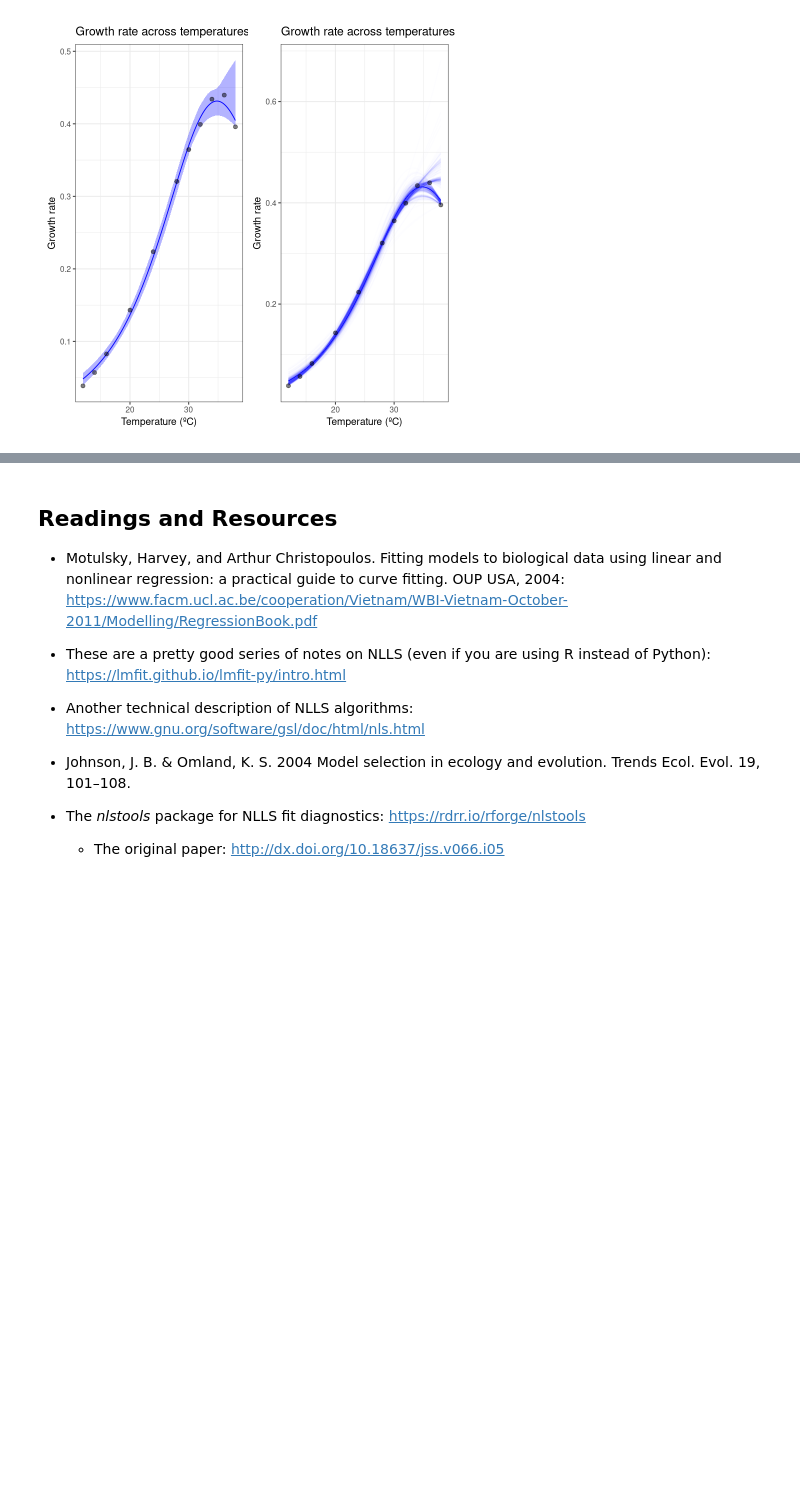
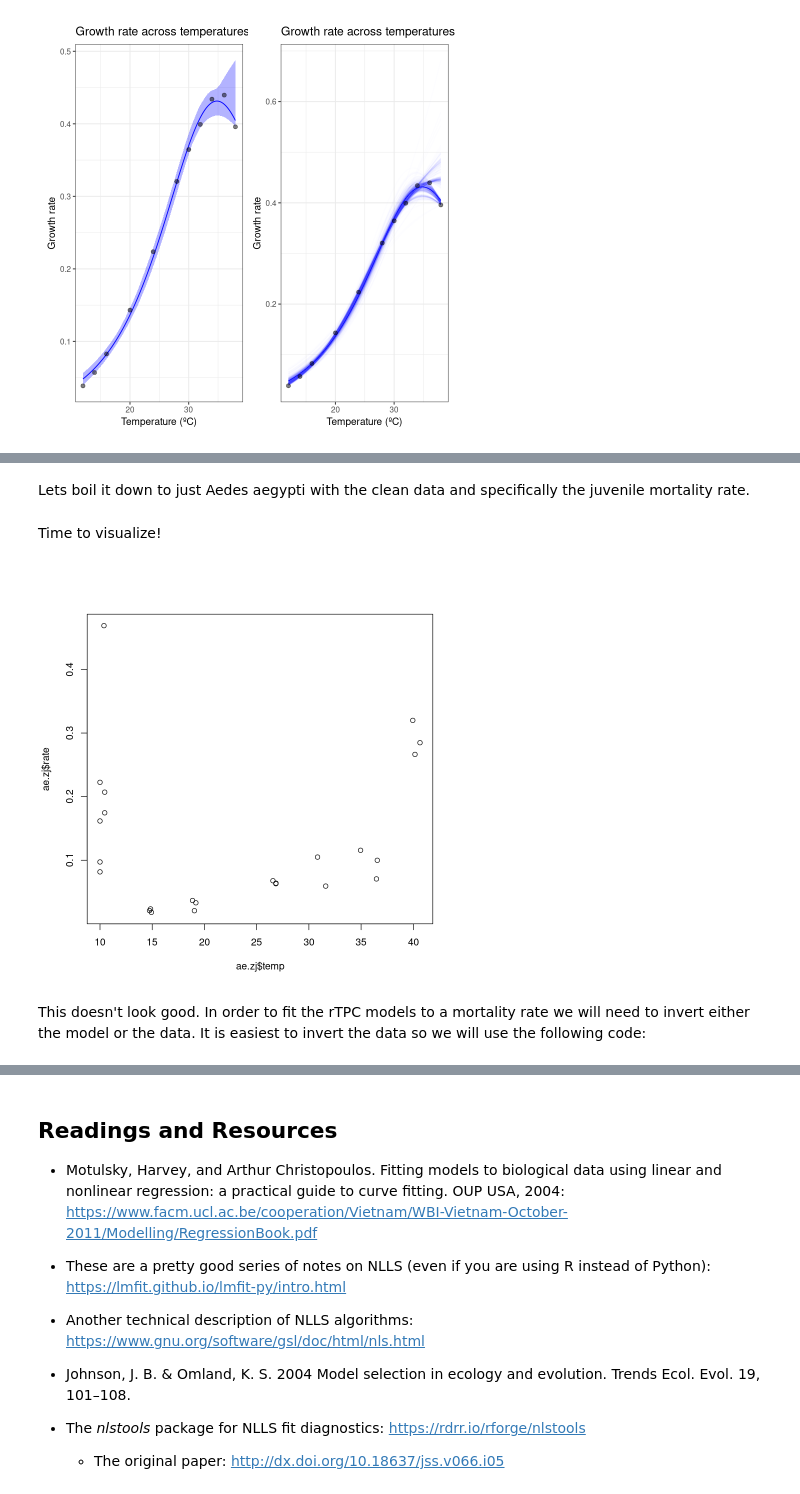
Before and after one commit to vectorbite/VBTraining3, a Jupyter notebook: Jupyter-notebooks/notebooks/3-NLLS.ipynb, the cells around one changed output, grey strips where cells are left out. Cells and saved outputs as stored; diff of their text form; code cells hidden in the pictures; blank space fills up the shorter version.

```diff
--- a/Jupyter-notebooks/notebooks/3-NLLS.ipynb
+++ b/Jupyter-notebooks/notebooks/3-NLLS.ipynb
@@ -1327,0 +1357,26 @@ We can see here that when we bootstrap this data, the fit is not as good as we w
+# %%
+df <- df %>% filter(mismatch_keep =="yes")
+df <- df %>%
+  dplyr::select('originaltraitname','originaltraitvalue','originaltraitunit',
+         'standardisedtraitname','standardisedtraitvalue','standardisedtraitunit',
+         'interactor1', 'ambienttemp', 'citation')
+# %%
+df<- df %>%
+  rename(temp = ambienttemp,species = interactor1)
+# %% [markdown]
+Lets boil it down to just Aedes aegypti with the clean data and specifically the juvenile mortality rate.
+# %%
+ae.ae <- df %>% filter(species == "Aedes aegypti", standardisedtraitname != "NA")
+# %%
+ae.zj <- ae.ae %>% filter(standardisedtraitname == "Juvenile Mortality Rate")
+
+ae.zj <- ae.zj %>% dplyr::select(standardisedtraitvalue,temp)
+ae.zj <- ae.zj %>% rename(rate = standardisedtraitvalue)
+# %% [markdown]
+Time to visualize!
+# %%
+plot(ae.zj$temp, ae.zj$rate)
+# %% [output]
+[figure, added]
+# %% [markdown]
+This doesn't look good. In order to fit the rTPC models to a mortality rate we will need to invert either the model or the data. It is easiest to invert the data so we will use the following code:
```
Also changed, not shown: parts of 31 cells of this notebook, 9 other files.
